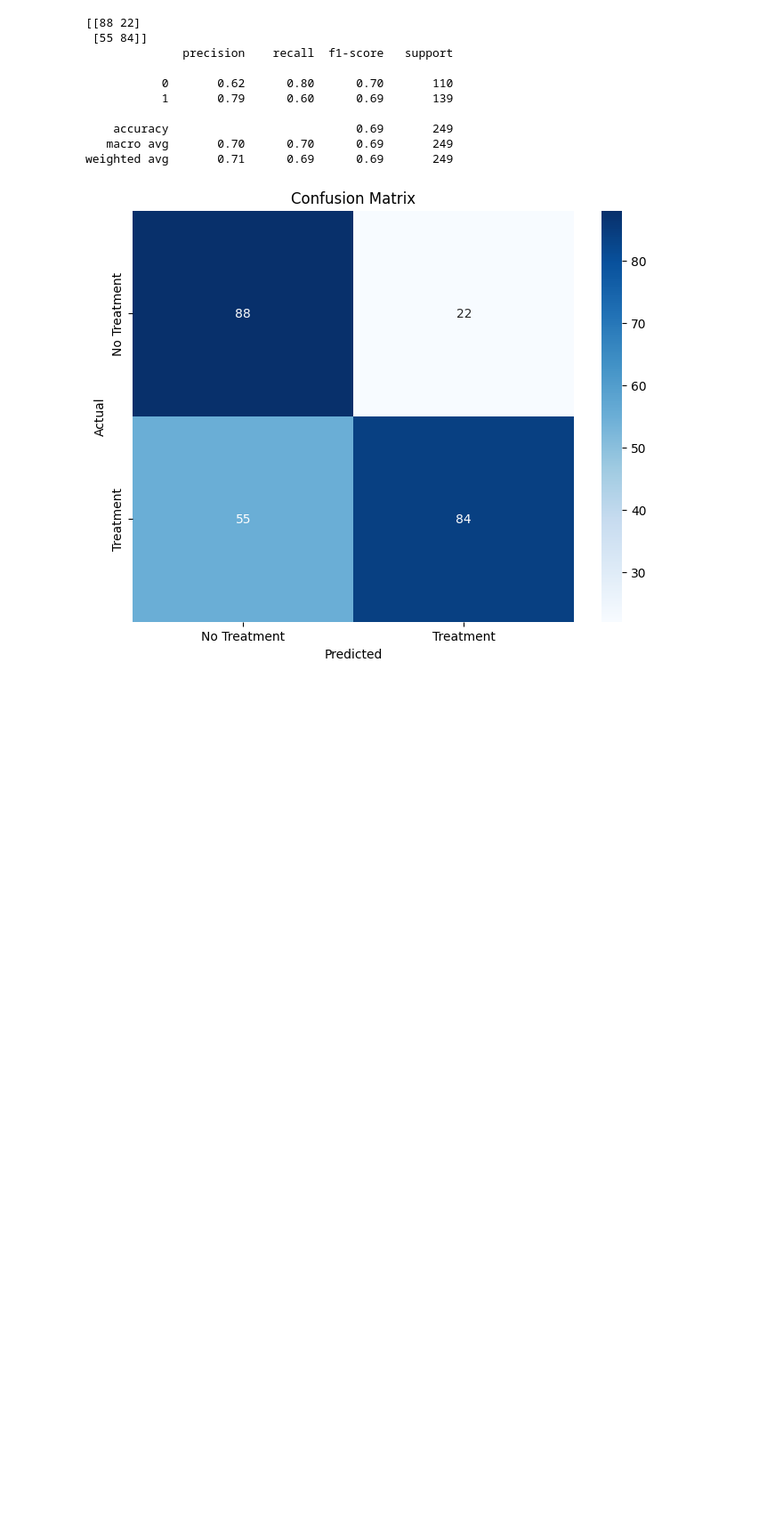
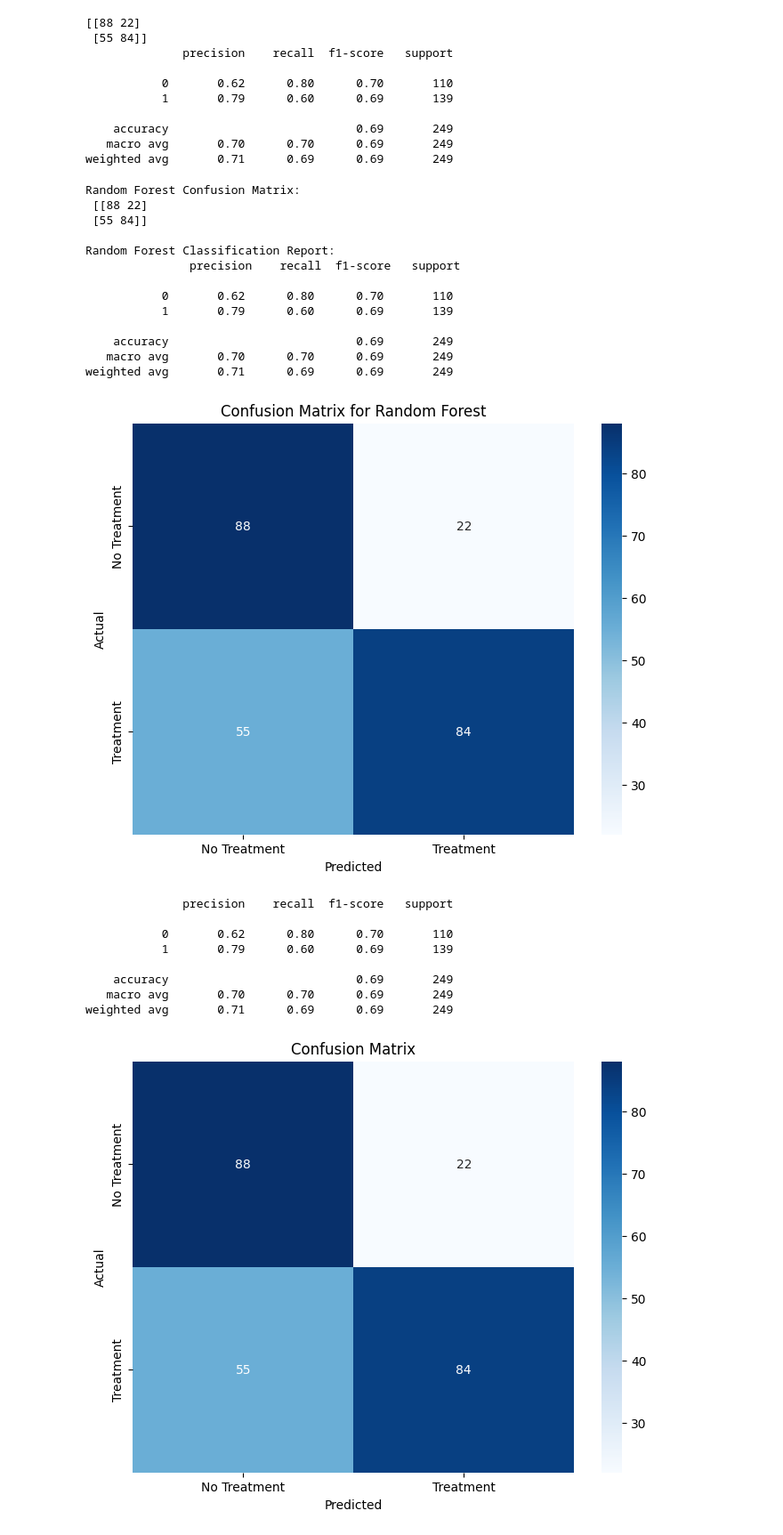
Before and after one commit to malhammam1/my-project, a Jupyter notebook: Visualization_Notebook.ipynb, the cells around one changed output. Shown at 89% size. Cells and saved outputs as stored; diff of their text form; code cells hidden in the pictures; blank space fills up the shorter version.

```diff
--- a/Visualization_Notebook.ipynb
+++ b/Visualization_Notebook.ipynb
@@ -145,6 +167,52 @@ print(classification_report(y_test, y_pred))
     accuracy                           0.69       249
    macro avg       0.70      0.70      0.69       249
 weighted avg       0.71      0.69      0.69       249
+# %%
+from sklearn.ensemble import RandomForestClassifier
+
+rf_model = RandomForestClassifier(n_estimators=100, max_depth=10, random_state=42)
+rf_model.fit(X_train, y_train)
+
+
+y_pred_rf = rf_model.predict(X_test)
+
+cm_rf, report_rf = calculate_metrics(y_test, y_pred_rf)
+print("Random Forest Confusion Matrix:\n", cm_rf)
+print("\nRandom Forest Classification Report:\n", report_rf)
+
+
+plt.figure(figsize=(8,6))
+sns.heatmap(cm_rf, annot=True, fmt="d", cmap="Blues", xticklabels=['No Treatment', 'Treatment'], yticklabels=['No Treatment', 'Treatment'])
+plt.ylabel('Actual')
+plt.xlabel('Predicted')
+plt.title('Confusion Matrix for Random Forest')
+plt.show()
+
+
+print(classification_report(y_test, y_pred_rf))
+# %% [output]
+Random Forest Confusion Matrix:
+ [[88 22]
+ [55 84]]
+
+Random Forest Classification Report:
+               precision    recall  f1-score   support
+
+           0       0.62      0.80      0.70       110
+           1       0.79      0.60      0.69       139
+
+    accuracy                           0.69       249
+   macro avg       0.70      0.70      0.69       249
+weighted avg       0.71      0.69      0.69       249
+[figure, added]
+              precision    recall  f1-score   support
+
+           0       0.62      0.80      0.70       110
+           1       0.79      0.60      0.69       139
+
+    accuracy                           0.69       249
+   macro avg       0.70      0.70      0.69       249
+weighted avg       0.71      0.69      0.69       249
 # %%
 import seaborn as sns
 import matplotlib.pyplot as plt
```
Also changed, not shown: parts of 9 cells of this notebook.
